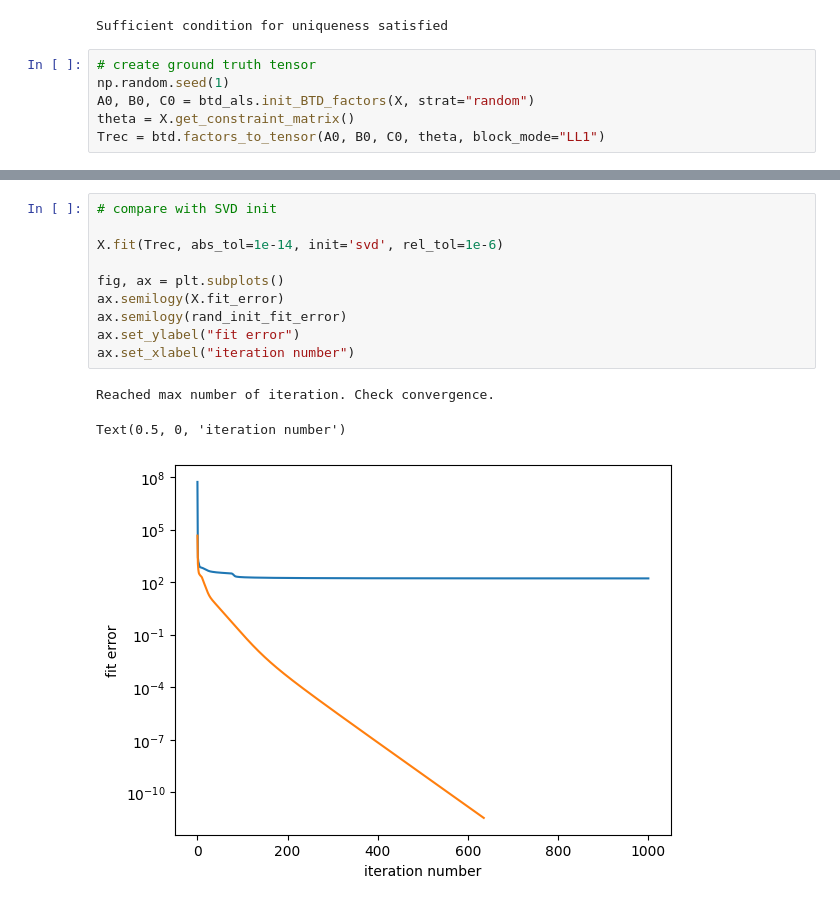
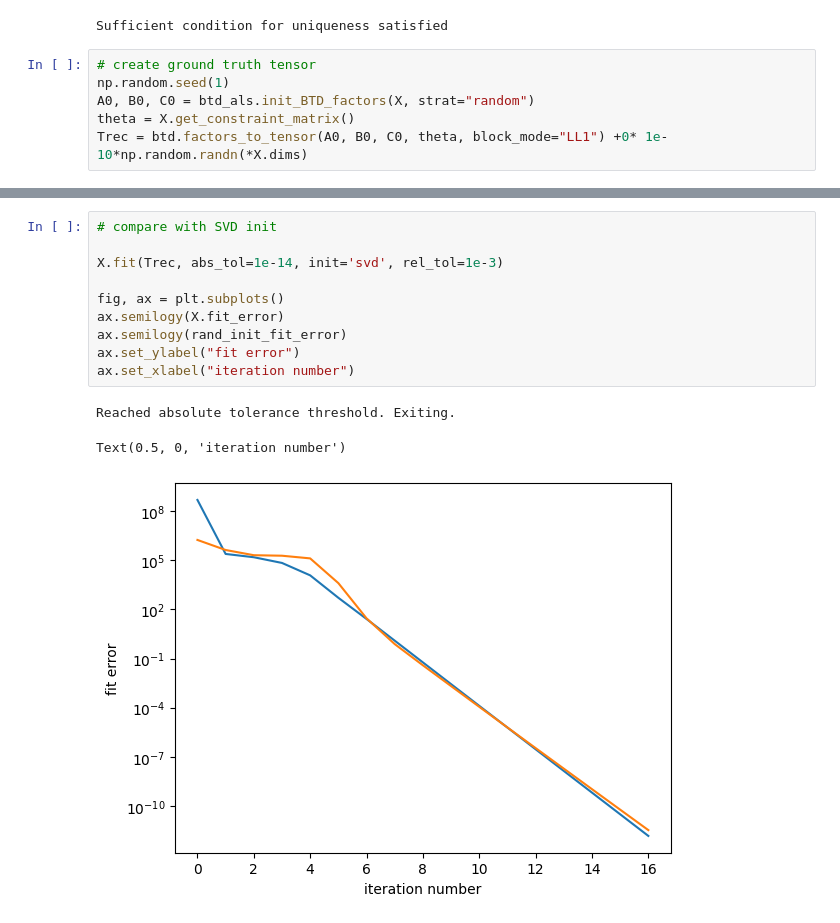
Before and after one commit to scbarreto/pyBBTD, a Jupyter notebook: notebooks/example_btd.ipynb, the cells around one changed output, grey strips where cells are left out. Drawn from its saved outputs; the diff is of its cells as text.

Commit message:
add svd init + randn generation

```diff
--- a/notebooks/example_btd.ipynb
+++ b/notebooks/example_btd.ipynb
@@ -18,7 +18,7 @@ Sufficient condition for uniqueness satisfied
 np.random.seed(1)
 A0, B0, C0 = btd_als.init_BTD_factors(X, strat="random")
 theta = X.get_constraint_matrix()
-Trec = btd.factors_to_tensor(A0, B0, C0, theta, block_mode="LL1")
+Trec = btd.factors_to_tensor(A0, B0, C0, theta, block_mode="LL1") +0* 1e-10*np.random.randn(*X.dims)
 # %%
 # perform the fit and display the error
 X.fit(Trec, abs_tol=1e-14)
@@ -35,14 +35,14 @@ Text(0.5, 0, 'iteration number')
 # %%
 # compare with SVD init
 
-X.fit(Trec, abs_tol=1e-14, init='svd', rel_tol=1e-6)
+X.fit(Trec, abs_tol=1e-14, init='svd', rel_tol=1e-3)
 
 fig, ax = plt.subplots()
 ax.semilogy(X.fit_error)
 ax.semilogy(rand_init_fit_error)
 ax.set_ylabel("fit error")
 ax.set_xlabel("iteration number")
 # %% [output]
-Reached max number of iteration. Check convergence.
+Reached absolute tolerance threshold. Exiting.
 Text(0.5, 0, 'iteration number')
-[figure, old version]
+[figure, new version]
```
Also changed, not shown: parts of 1 cell of this notebook, 2 other files.
